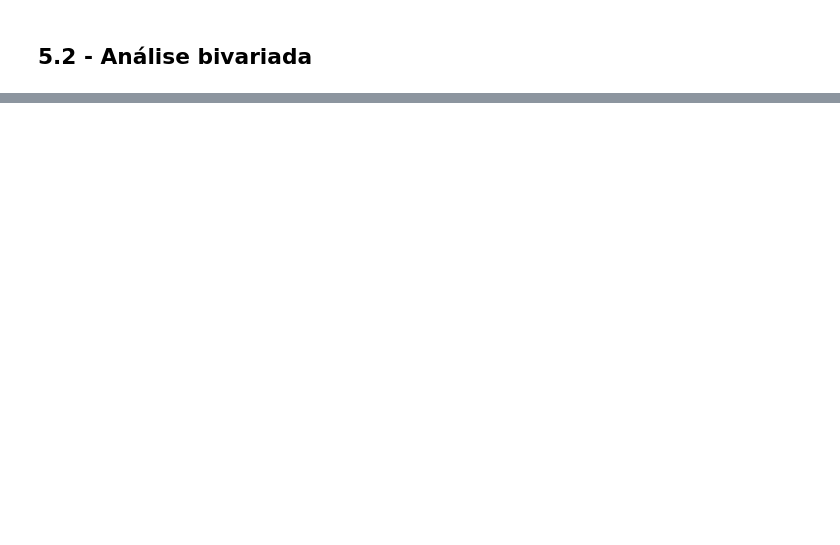
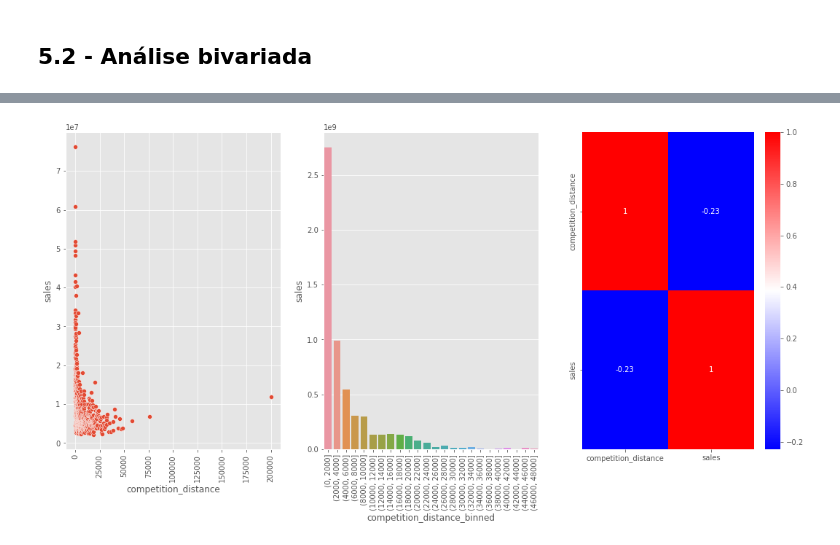
Before and after one commit to jhonatanmarques92/rossmann_sales_prediction, a Jupyter notebook: modulo_4_store_sales_prediction.ipynb, the cells around one changed output, grey strips where cells are left out. Saved outputs shown, nothing was run; the diff lists cells and outputs as text; code cells hidden in the pictures; blank space fills up the shorter version.

```diff
--- a/modulo_4_store_sales_prediction.ipynb
+++ b/modulo_4_store_sales_prediction.ipynb
@@ -451,0 +475,19 @@ plt.legend();
+# %%
+dfg_competition_distance = df4.groupby('competition_distance', as_index=False)['sales'].sum()
+
+plt.subplot(1,3,1)
+sns.scatterplot(x='competition_distance', y='sales', data=dfg_competition_distance)
+plt.xticks(rotation=90)
+
+plt.subplot(1,3,2)
+bins = list((np.arange(0, 50000, 2000)))
+dfg_competition_distance['competition_distance_binned'] = pd.cut(dfg_competition_distance['competition_distance'],
+                                                                                                                bins=bins)
+aux = dfg_competition_distance.groupby('competition_distance_binned', as_index=False)['sales'].sum()
+sns.barplot(x='competition_distance_binned', y='sales', data=aux)
+plt.xticks(rotation=90)
+
+plt.subplot(1,3,3)
+sns.heatmap(dfg_competition_distance.corr(), annot=True, cmap='bwr');
+# %% [output]
+[figure, added]
```
Also changed, not shown: parts of 21 cells of this notebook.
